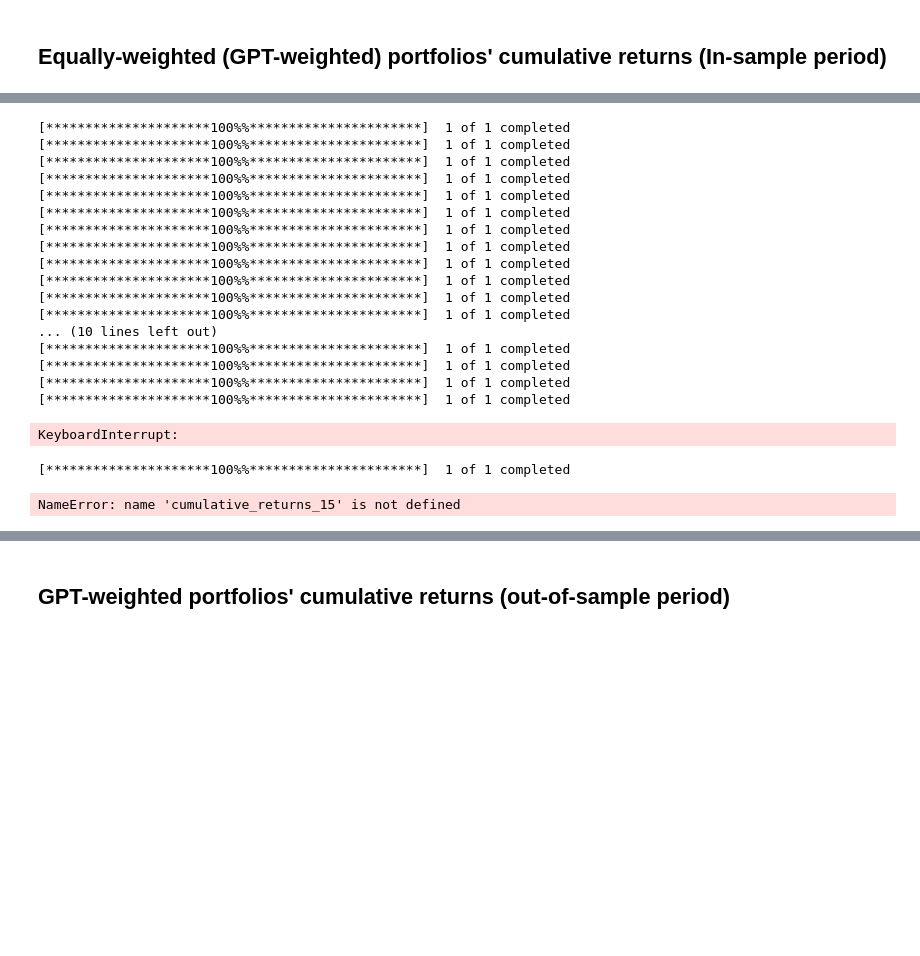
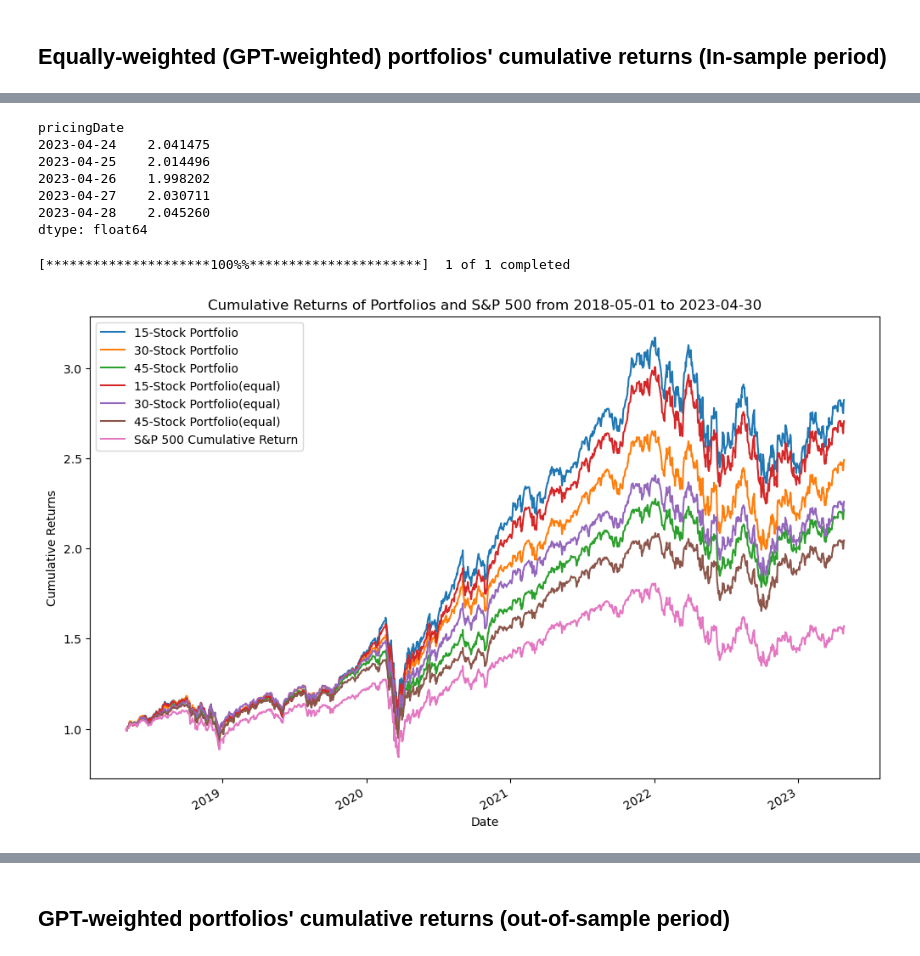
Before and after one commit to FELAB-KHU/S-PQuantTeam01, a Jupyter notebook: Jaekyun/SnP(GPT-weighted).ipynb, the cells around one changed output, grey strips where cells are left out. Saved outputs shown, nothing was run; the diff lists cells and outputs as text; code cells hidden in the pictures; blank space fills up the shorter version.

```diff
--- a/Jaekyun/SnP(GPT-weighted).ipynb
+++ b/Jaekyun/SnP(GPT-weighted).ipynb
@@ -465,33 +374,32 @@ stocks_30_equal = {
     "UNH": 0.03333333333333333,
     "WMT": 0.03333333333333333,
     "QCOM": 0.03333333333333333,
-    "BRK-B": 0.03333333333333333,
+    "BAC": 0.03333333333333333,
     "V": 0.03333333333333333,
     "MCD": 0.03333333333333333,
     "INTC": 0.03333333333333333
 }
 
 
-
 start_date = '2018-05-01'
 end_date = '2023-04-30'
 
-# 각 주식의 주간 조정 종가 데이터를 가져오는 함수
-def get_weekly_adjusted_prices(ticker):
-    data = yf.download(ticker, start=start_date, end=end_date, interval='1wk')
-    return data['Adj Close']
+# 데이터 전처리: 날짜 필터링 및 필요한 종목만 선택
+filtered_data_30_equal = new_market[(new_market['pricingDate'] >= start_date) & (new_market['pricingDate'] <= end_date)]
+selected_data_30_equal = filtered_data_30_equal[['pricingDate'] + list(stocks_30_equal.keys())]
 
-# 모든 주식에 대한 데이터 프레임을 생성
-all_prices_30_equal = pd.DataFrame({ticker: get_weekly_adjusted_prices(ticker) for ticker in stocks_30_equal.keys()})
+# 'pricingDate' 열을 인덱스로 설정
+selected_data_30_equal.set_index('pricingDate', inplace=True)
 
-# 각 주식의 주간 수익률 계산
-weekly_returns = all_prices_30_equal.pct_change().dropna()
+# 각 주식의 일일 수익률 계산
+daily_returns_30_equal = selected_data_30_equal.pct_change().dropna()
 
 # 포트폴리오 수익률 계산
-portfolio_returns_30_equal = weekly_returns.dot(pd.Series(stocks_30_equal))
+portfolio_returns_30_equal = daily_returns_30_equal.dot(pd.Series(stocks_30_equal))
 
 # 누적 수익률 계산
 cumulative_returns_30_equal = (1 + portfolio_returns_30_equal).cumprod()
 
-print(cumulative_returns_30_equal.tail())
+# 마지막 5개 누적 수익률 출력
+cumulative_returns_30_equal.tail()
 # %% [output]
@@ -567,43 +465,32 @@ stocks_45_equal = {
 start_date = '2018-05-01'
 end_date = '2023-04-30'
 
-# 각 주식의 주간 조정 종가 데이터를 가져오는 함수
-def get_weekly_adjusted_prices(ticker):
-    data = yf.download(ticker, start=start_date, end=end_date, interval='1wk')
-    return data['Adj Close']
+# 데이터 전처리: 날짜 필터링 및 필요한 종목만 선택
+filtered_data_45_equal = new_market[(new_market['pricingDate'] >= start_date) & (new_market['pricingDate'] <= end_date)]
+selected_data_45_equal = filtered_data_45_equal[['pricingDate'] + list(stocks_45_equal.keys())]
 
-# 모든 주식에 대한 데이터 프레임을 생성
-all_prices_45_equal = pd.DataFrame({ticker: get_weekly_adjusted_prices(ticker) for ticker in stocks_45_equal.keys()})
+# 'pricingDate' 열을 인덱스로 설정
+selected_data_45_equal.set_index('pricingDate', inplace=True)
 
-# 각 주식의 주간 수익률 계산
-weekly_returns = all_prices_45_equal.pct_change().dropna()
+# 각 주식의 일일 수익률 계산
+daily_returns_45_equal = selected_data_45_equal.pct_change().dropna()
 
 # 포트폴리오 수익률 계산
-portfolio_returns_45_equal = weekly_returns.dot(pd.Series(stocks_45_equal))
+portfolio_returns_45_equal = daily_returns_45_equal.dot(pd.Series(stocks_45_equal))
 
 # 누적 수익률 계산
 cumulative_returns_45_equal = (1 + portfolio_returns_45_equal).cumprod()
 
-print(cumulative_returns_45_equal.tail())
+# 마지막 5개 누적 수익률 출력
+cumulative_returns_45_equal.tail()
 # %% [output]
-[*********************100%%**********************]  1 of 1 completed
-[*********************100%%**********************]  1 of 1 completed
-[*********************100%%**********************]  1 of 1 completed
-[*********************100%%**********************]  1 of 1 completed
-[*********************100%%**********************]  1 of 1 completed
-[*********************100%%**********************]  1 of 1 completed
-[*********************100%%**********************]  1 of 1 completed
-[*********************100%%**********************]  1 of 1 completed
-[*********************100%%**********************]  1 of 1 completed
-[*********************100%%**********************]  1 of 1 completed
-[*********************100%%**********************]  1 of 1 completed
-[*********************100%%**********************]  1 of 1 completed
-... (10 lines left out)
-[*********************100%%**********************]  1 of 1 completed
-[*********************100%%**********************]  1 of 1 completed
-[*********************100%%**********************]  1 of 1 completed
-[*********************100%%**********************]  1 of 1 completed
+pricingDate
+2023-04-24    2.041475
+2023-04-25    2.014496
+2023-04-26    1.998202
+2023-04-27    2.030711
+2023-04-28    2.045260
+dtype: float64
-KeyboardInterrupt:
 # %%
 # S&P500 지수와 함께 시각화
 
@@ -616,33 +503,33 @@ ticker_symbol = '^GSPC'
 start_date = '2018-05-01'
 end_date = '2023-04-30'
 sp500_index_data = yf.download(ticker_symbol, start=start_date, end=end_date)
-sp500_index_data['Cumulative Return'] = (sp500_index_data['Close'] / sp500_index_data['Close'].iloc[0]) - 1
+sp500_index_data['Cumulative Return'] = (sp500_index_data['Close'] / sp500_index_data['Close'].iloc[0])
 
 # 포트폴리오 데이터 로드 (이 부분은 이미 로드된 데이터를 가정합니다)
 # 예시: cumulative_returns_15, cumulative_returns_30, cumulative_returns_45 등
 
 # 인덱스를 DateTimeIndex로 변환
 cumulative_returns_15.index = pd.to_datetime(cumulative_returns_15.index)
 cumulative_returns_30.index = pd.to_datetime(cumulative_returns_30.index)
 cumulative_returns_45.index = pd.to_datetime(cumulative_returns_45.index)
 cumulative_returns_15_equal.index = pd.to_datetime(cumulative_returns_15_equal.index)
 cumulative_returns_30_equal.index = pd.to_datetime(cumulative_returns_30_equal.index)
 cumulative_returns_45_equal.index = pd.to_datetime(cumulative_returns_45_equal.index)
 
 # 누적 수익률 시각화
 plt.figure(figsize=(12, 8))
 cumulative_returns_15.plot(label='15-Stock Portfolio')
 cumulative_returns_30.plot(label='30-Stock Portfolio')
 cumulative_returns_45.plot(label='45-Stock Portfolio')
 cumulative_returns_15_equal.plot(label='15-Stock Portfolio(equal)')
 cumulative_returns_30_equal.plot(label='30-Stock Portfolio(equal)')
 cumulative_returns_45_equal.plot(label='45-Stock Portfolio(equal)')
 plt.plot(sp500_index_data.index, sp500_index_data['Cumulative Return'], label='S&P 500 Cumulative Return')
 plt.title('Cumulative Returns of Portfolios and S&P 500 from 2018-05-01 to 2023-04-30')
 plt.xlabel('Date')
 plt.ylabel('Cumulative Returns')
 plt.legend()
 plt.show()
 # %% [output]
 [*********************100%%**********************]  1 of 1 completed
-NameError: name 'cumulative_returns_15' is not defined
+[figure, added]
```
Also changed, not shown: parts of 14 cells of this notebook.
